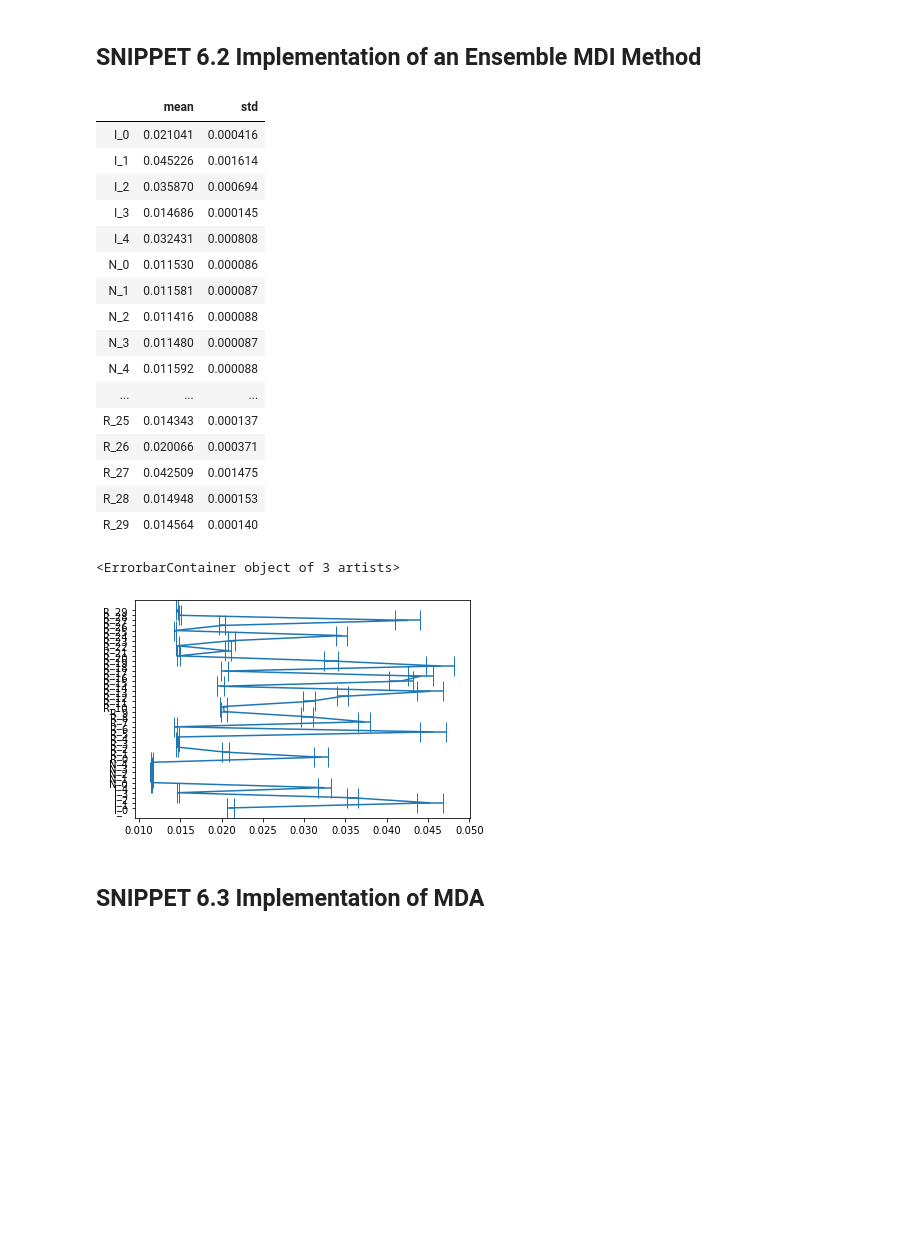
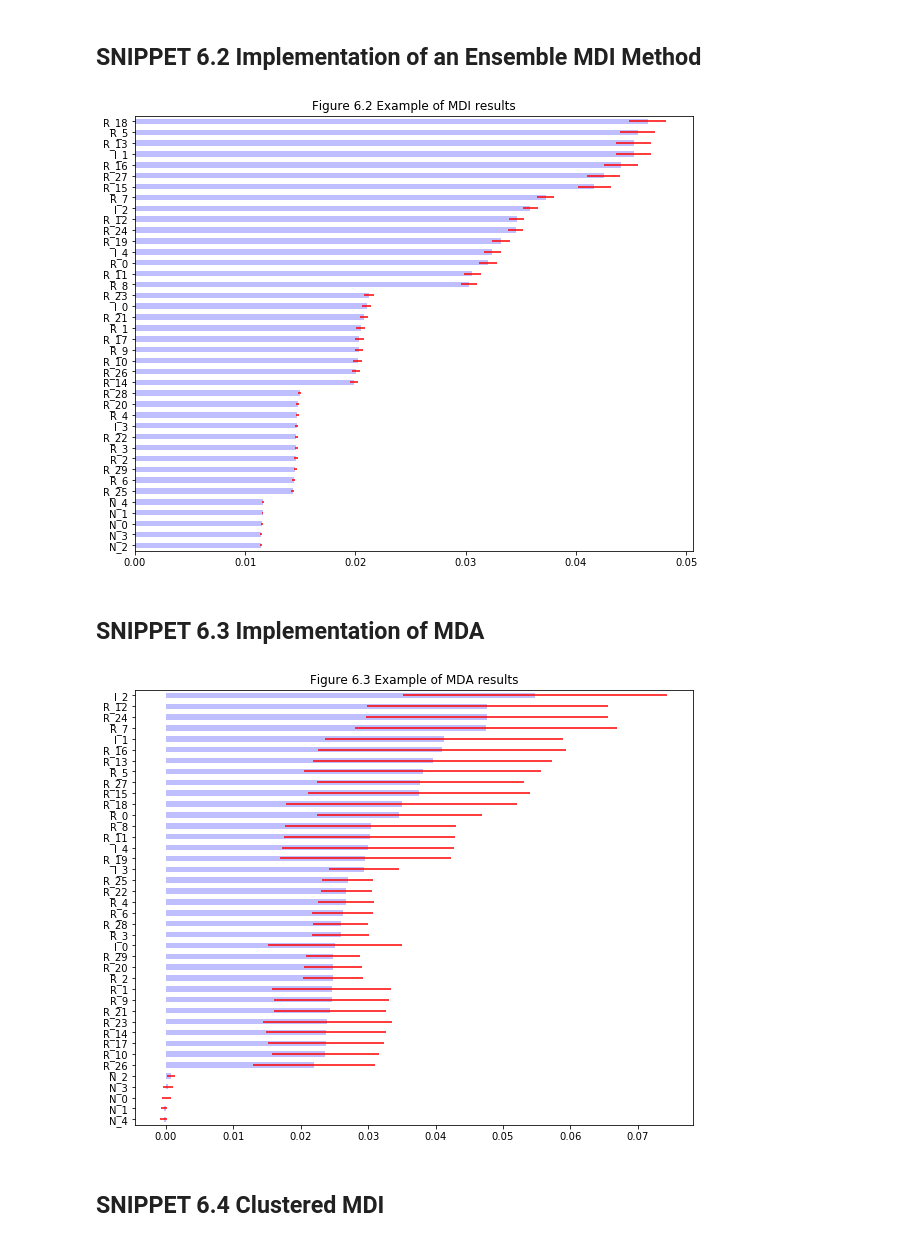
Before and after one commit to Eric-Kim-HY/machine-learning-for-asset-managers, a Jupyter notebook: notebook/Ch_06_Feature_Importance_Analysis.ipynb, the cells around one changed output. Drawn from its saved outputs; the diff is of its cells as text; code cells hidden in the pictures; blank space fills up the shorter version.

```diff
--- a/notebook/Ch_06_Feature_Importance_Analysis.ipynb
+++ b/notebook/Ch_06_Feature_Importance_Analysis.ipynb
@@ -106,30 +106,13 @@ clf = BaggingClassifier(base_estimator=clf,
 
 fit = clf.fit(X,y)
 imp = featImpMDI(fit, featNames=X.columns)
-# %%
-imp
-# %% [output]
-|  | mean | std |
-| I_0 | 0.021041 | 0.000416 |
-| I_1 | 0.045226 | 0.001614 |
-| I_2 | 0.035870 | 0.000694 |
-| I_3 | 0.014686 | 0.000145 |
-| I_4 | 0.032431 | 0.000808 |
-| N_0 | 0.011530 | 0.000086 |
-| N_1 | 0.011581 | 0.000087 |
-| N_2 | 0.011416 | 0.000088 |
-| N_3 | 0.011480 | 0.000087 |
-| N_4 | 0.011592 | 0.000088 |
-| ... | ... | ... |
-| R_25 | 0.014343 | 0.000137 |
-| R_26 | 0.020066 | 0.000371 |
-| R_27 | 0.042509 | 0.001475 |
-| R_28 | 0.014948 | 0.000153 |
-| R_29 | 0.014564 | 0.000140 |
-# %%
-plt.errorbar(x = imp['mean'], xerr = imp['std'], y= imp.index.tolist(), capsize = 10)
-# %% [output]
-<ErrorbarContainer object of 3 artists>
-[figure, removed]
+# %%
+imp.sort_values('mean', inplace=True)
+plt.figure(figsize=(10, imp.shape[0] / 5))
+imp['mean'].plot(kind='barh', color='b', alpha=0.25, xerr=imp['std'], error_kw={'ecolor': 'r'})
+plt.title('Figure 6.2 Example of MDI results')
+plt.show()
+# %% [output]
+[figure, added]
 # %% [markdown]
 ## SNIPPET 6.3 Implementation of MDA
@@ -138,0 +162,10 @@ def featImpMDA(clf, X, y, n_splits=10) :
+# %%
+imp.sort_values('mean', inplace=True)
+plt.figure(figsize=(10, imp.shape[0] / 5))
+imp['mean'].plot(kind='barh', color='b', alpha=0.25, xerr=imp['std'], error_kw={'ecolor': 'r'})
+plt.title('Figure 6.3 Example of MDA results')
+plt.show()
+# %% [output]
+[figure, added]
+# %% [markdown]
+## SNIPPET 6.4 Clustered MDI
```
Also changed, not shown: parts of 15 cells of this notebook.
